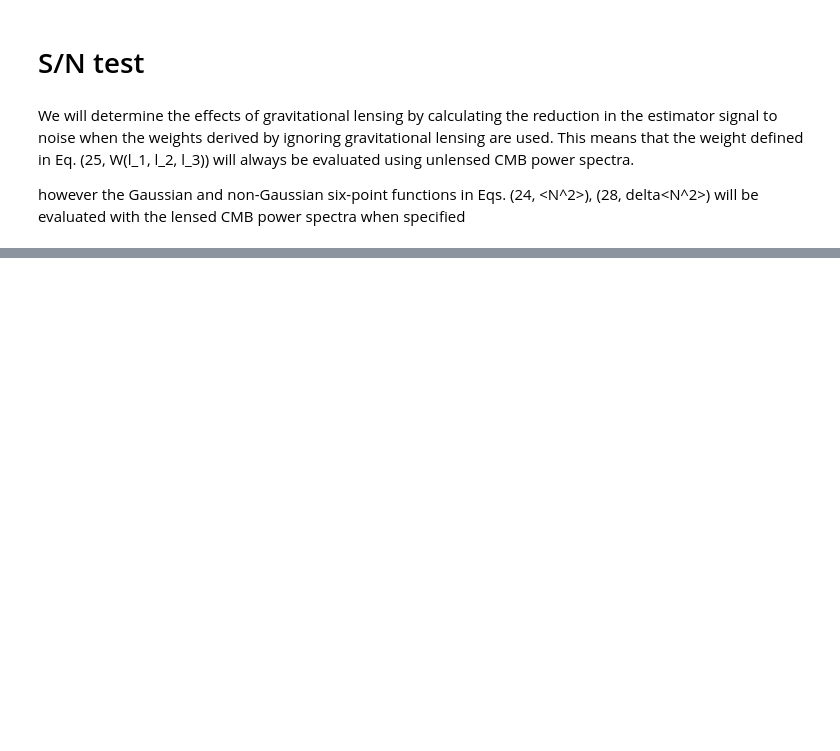
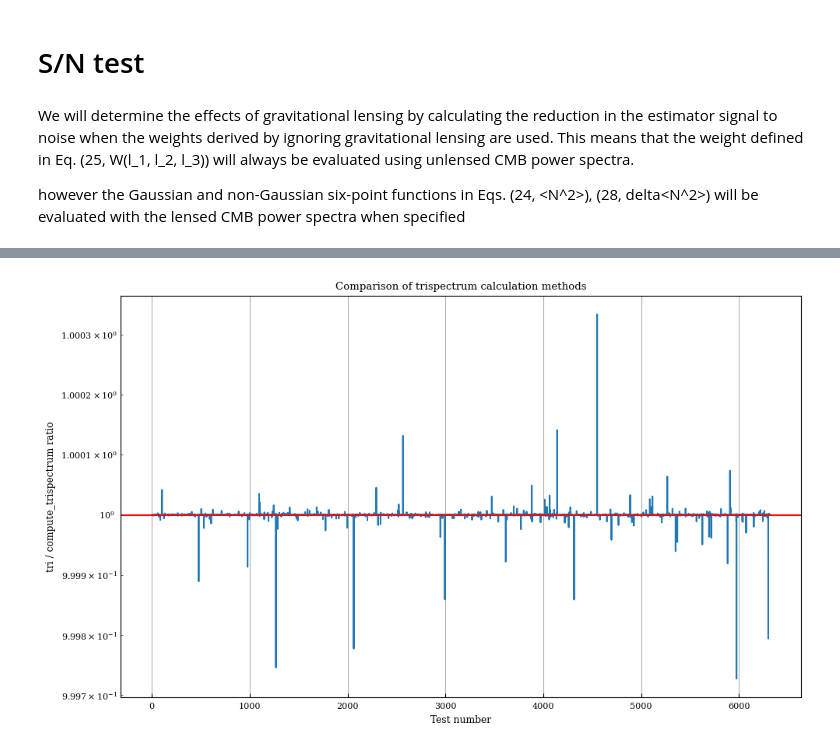
Before and after one commit to JBrandonS/MLPNG, a Jupyter notebook: notebooks/lens_test.ipynb, the cells around one changed output, grey strips where cells are left out. Saved outputs shown, nothing was run; the diff lists cells and outputs as text; code cells hidden in the pictures; blank space fills up the shorter version.

Commit message:
pushing changes for working lens_test

```diff
--- a/notebooks/lens_test.ipynb
+++ b/notebooks/lens_test.ipynb
@@ -447,0 +762,81 @@ plt.plot(np.arange(generator.n_ell), s_n_lens / s_n_0)
+# %%
+def random_unit_vector():
+    """Generate a random 2D unit vector."""
+    theta = np.random.uniform(0, 2 * np.pi)
+    return np.array([np.cos(theta), np.sin(theta)])
+
+
+def test_trispectrum_functions(c_ell, cl_phi, num_tests=1000, lmin=2, lmax=1000):
+    results_tri = []
+    results_compute = []
+    ell_values = []
+
+    # Ensure arrays are long enough
+    assert len(c_ell) > lmax and len(cl_phi) > lmax, (
+        "Power spectra must extend beyond lmax"
+    )
+
+    for i in range(num_tests):
+        # Generate random ell magnitudes
+        ell1 = np.random.randint(lmin, lmax)
+        ell2 = np.random.randint(lmin, lmax)
+        ell3 = np.random.randint(lmin, lmax)
+
+        # Create random vectors with these magnitudes
+        v1 = random_unit_vector() * ell1
+        v2 = random_unit_vector() * ell2
+        v3 = random_unit_vector() * ell3
+        v4 = -(v1 + v2 + v3)
+        ell4 = int(round(np.sqrt(v4.dot(v4))))
+
+        tri_result = tri(c_ell, cl_phi, v1, v2, v3, v4)
+        compute_result = -compute_trispectrum(c_ell, cl_phi, v1, v2, v3, v4)
+
+        if tri_result == 0 or compute_result == 0:
+            continue
+
+        results_tri.append(tri_result)
+        results_compute.append(compute_result)
+        ell_values.append((ell1, ell2, ell3, ell4))
+
+        ratio = np.abs(tri_result / compute_result)
+        if 1 - 1e-4 > ratio or ratio > 1 + 1e-4:
+            print("Large Discrepancy found...")
+            print(f"Test {i + 1}:")
+            print(
+                f"  ℓ values: {v1} / {ell1}, {v2} / {ell2}, {v3} / {ell3}, {v4} / {ell4}"
+            )
+            print(f"  even parity: {(ell1 + ell2 + ell3 + ell4) % 2 == 0}")
+            print(f"  tri result: {tri_result}")
+            print(f"  compute_trispectrum result: {compute_result}")
+            print(
+                f"  ratio: {tri_result / compute_result if compute_result != 0 else 'inf'}"
+            )
+            print()
+
+    # Plot comparison
+    print(len(results_tri), "tests completed.")
+    plt.figure(figsize=(10, 6))
+    plt.semilogy(
+        range(len(results_tri)),
+        [
+            np.abs(r1 / r2) if r2 != 0 else np.nan
+            for r1, r2 in zip(results_tri, results_compute)
+        ],
+    )
+    plt.axhline(y=1.0, color="r", linestyle="-")
+    plt.xlabel("Test number")
+    plt.ylabel("tri / compute_trispectrum ratio")
+    plt.title("Comparison of trispectrum calculation methods")
+    plt.grid(True)
+    plt.tight_layout()
+    plt.show()
+
+    return ell_values, results_tri, results_compute
+
+
+# Run the test
+test_results = test_trispectrum_functions(c_ell, cl_phi, num_tests=10000)
+print(np.mean(test_results[1]), np.mean(test_results[2]))
+# stop
+# %% [output]
@@ -447,0 +860 @@ plt.plot(np.arange(generator.n_ell), s_n_lens / s_n_0)
+[figure, added]
```
Also changed, not shown: parts of 55 cells of this notebook, 7 other files.
